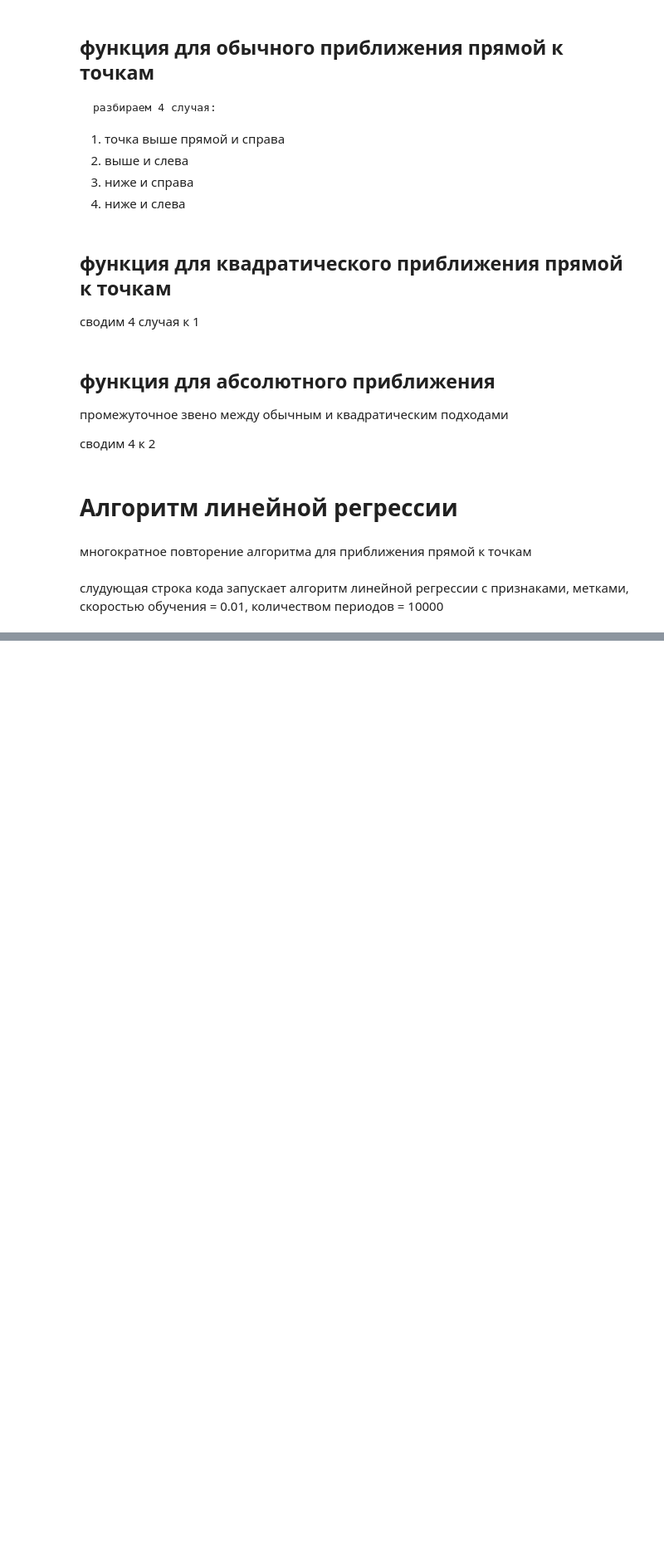
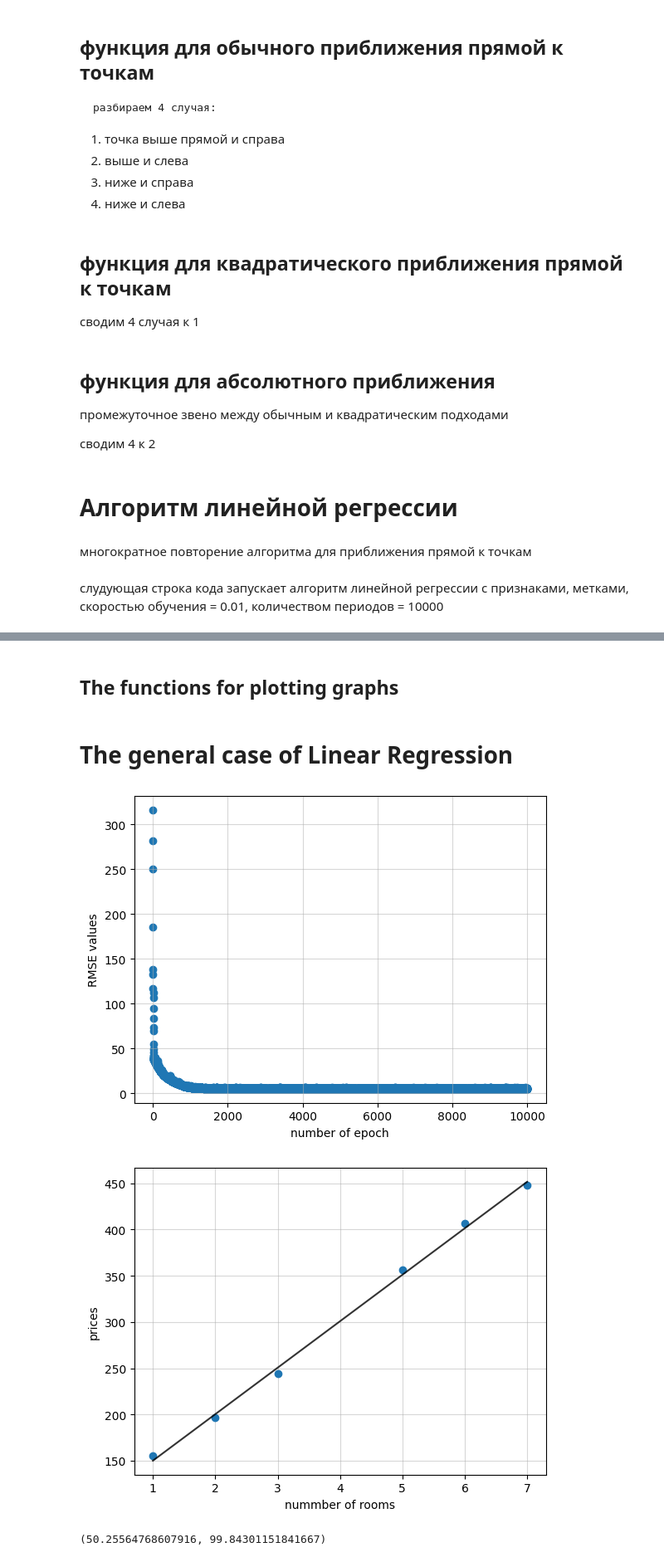
Before and after one commit to lichkovahadaniil/GROK_ML, a Jupyter notebook: linear_regression/linear_regression.ipynb, the cells around one changed output, grey strips where cells are left out. Shown at 83% size. Cells and saved outputs as stored; diff of their text form; code cells hidden in the pictures; blank space fills up the shorter version.

```diff
--- a/linear_regression/linear_regression.ipynb
+++ b/linear_regression/linear_regression.ipynb
@@ -139,0 +162,51 @@ room_price, base_price = linear_regression(features, labels, learning_rate = 0.0
+# %% [markdown]
+## The functions for plotting graphs
+# %%
+import matplotlib.pyplot as plt
+import numpy as np
+
+def plot_errors(errors):
+    plt.scatter(range(len(errors)), errors) # x, y
+    plt.xlabel('number of epoch')
+    plt.ylabel('RMSE values')
+    plt.grid(True, alpha = 0.5) # сетка
+    plt.show()
+
+def plot_linear_regression(features, labels, room_price, base_price):
+    plt.plot(features, labels, 'o') # 'o' - circles
+    plt.xlabel('nummber of rooms')
+    plt.ylabel('prices')
+    plt.grid(True, alpha = 0.5)
+
+    x = np.linspace(features[0], features[-1], 100)
+    y = x * room_price + base_price
+    plt.plot(x, y, 'k', alpha = 0.8)
+    plt.show()
+# %% [markdown]
+# The general case of Linear Regression
+# %%
+def linear_regression(features, labels, learning_rate = 0.01, epochs = 10000):
+    room_price = random.random()
+    base_price = random.random()
+    errors = []
+
+    for epoch in range(epochs):
+        predictions = room_price * features + base_price
+        errors.append(rmse(labels, predictions))
+
+        i = random.randint(0, len(features) - 1)
+        num_rooms = features[i]
+        price = labels[i]
+
+        room_price, base_price = square_trick(base_price, room_price, num_rooms, price, learning_rate = learning_rate)
+
+    plot_errors(errors)
+    plot_linear_regression(features = features, labels = labels, room_price = room_price, base_price = base_price)
+
+    return room_price, base_price
+# %%
+linear_regression(features, labels, learning_rate = 0.01, epochs = 10000)
+# %% [output]
+[figure, added]
+[figure, added]
+(50.25564768607916, 99.84301151841667)
```
Also changed, not shown: parts of 7 cells of this notebook, 1 other file.
